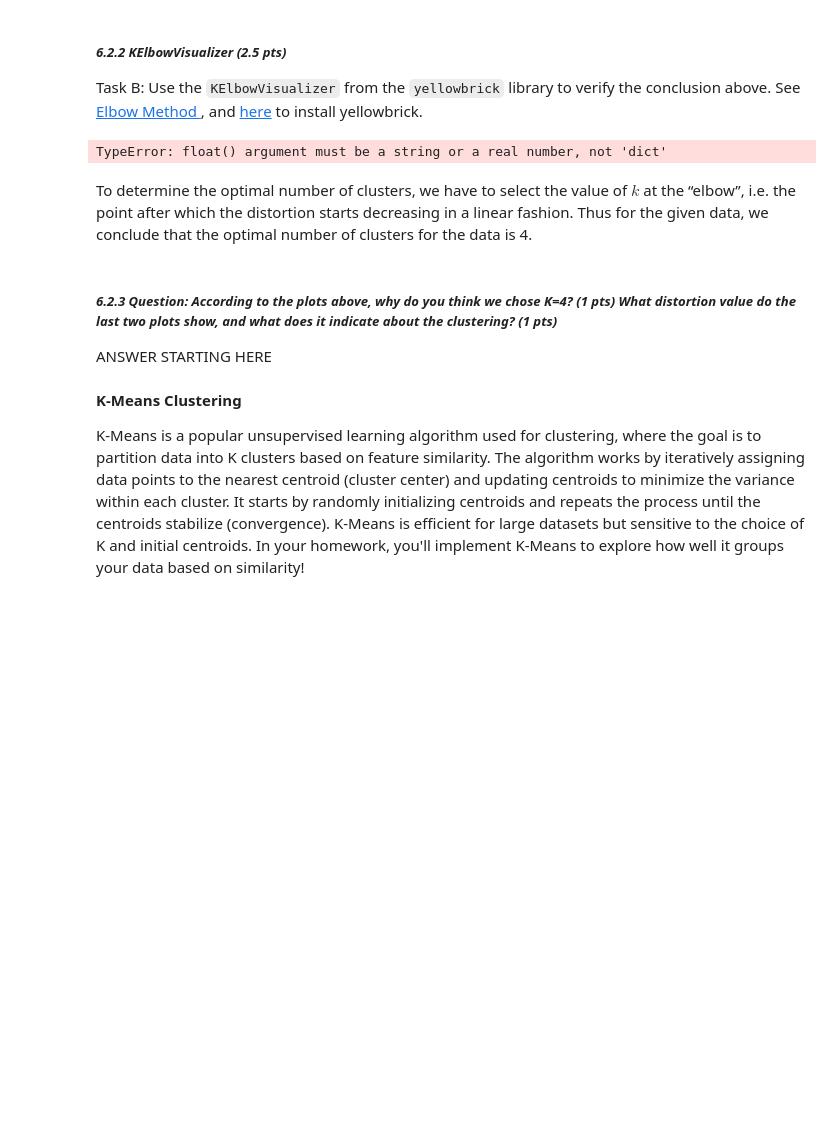
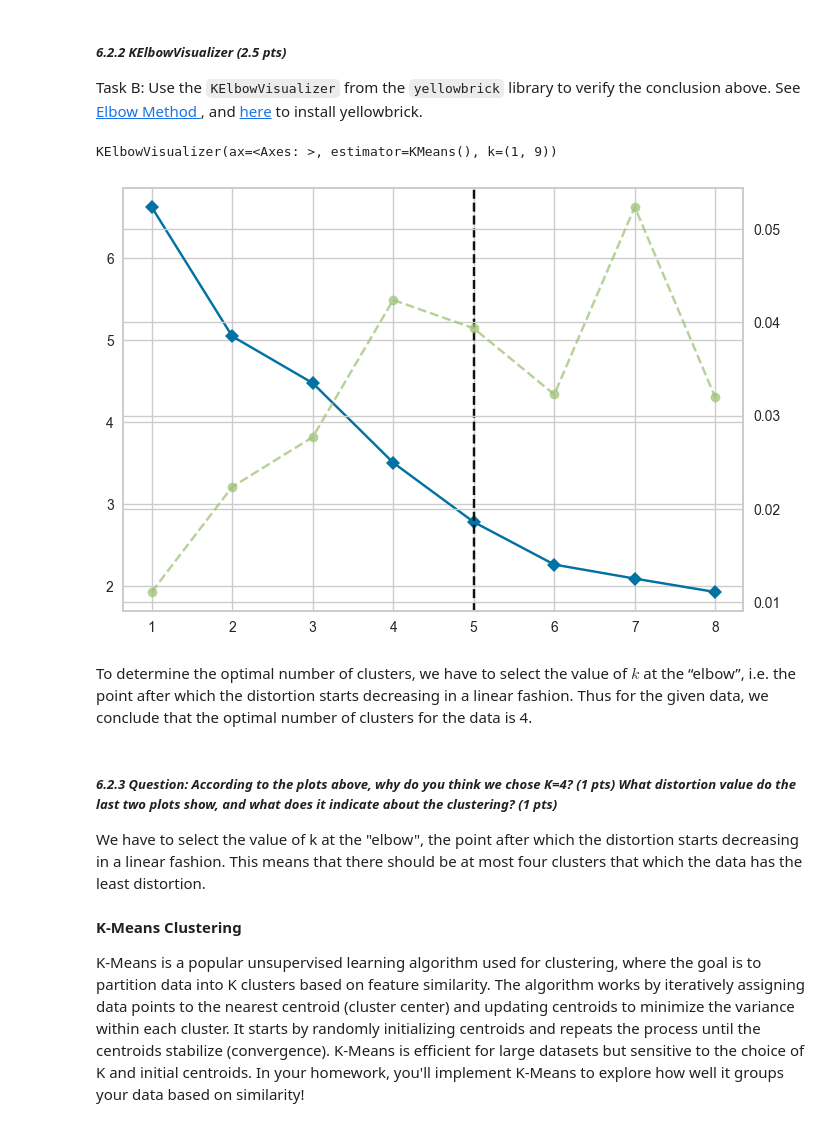
Before and after one commit to cooldeath49/CMSC320, a Jupyter notebook: hw4/CMSC320_HW4_Fall2025_ML_Classifiers_Clustering.ipynb, the cells around one changed output. Drawn from its saved outputs; the diff is of its cells as text; code cells hidden in the pictures; blank space fills up the shorter version.

```diff
--- a/hw4/CMSC320_HW4_Fall2025_ML_Classifiers_Clustering.ipynb
+++ b/hw4/CMSC320_HW4_Fall2025_ML_Classifiers_Clustering.ipynb
@@ -715,33 +713,34 @@ Task B: Use the `KElbowVisualizer` from the `yellowbrick` library to verify the
 # %%
 from sklearn import datasets
 from sklearn.cluster import KMeans
 import matplotlib.pyplot as plt
 from yellowbrick.cluster import SilhouetteVisualizer
 from yellowbrick.cluster import KElbowVisualizer
 import yellowbrick.cluster.elbow as elbow_module
 from yellowbrick.cluster.elbow import distortion_score
 
 def mean_distortion_score(X, labels, metric="euclidean"):
     """Compute the mean distortion (average squared distance to centroids)"""
     total_distortion = distortion_score(X, labels, metric)
     return total_distortion / X.shape[0]
 
 elbow_module.KELBOW_SCOREMAP['distortion'] = mean_distortion_score
 
 
 # ANSWER STARTING HERE
 # Load the dataset
-X_yellowbrick = mapping
+X_yellowbrick = X_pca
 
 # Instantiate the clustering model and visualizer
 model = KMeans()
 visualizer = KElbowVisualizer(model, k=(1,9))
 
 visualizer.fit(X_yellowbrick)
 
 # ANSWER ENDS HERE
 # %% [output]
-TypeError: float() argument must be a string or a real number, not 'dict'
+KElbowVisualizer(ax=<Axes: >, estimator=KMeans(), k=(1, 9))
+[figure, added]
 # %% [markdown]
 To determine the optimal number of clusters, we have to select the value of $k$ at the “elbow”, i.e. the point after which the distortion starts decreasing in a linear fashion. Thus for the given data, we conclude that the optimal number of clusters for the data is 4.
 # %%
@@ -749,7 +748,7 @@ k_cluster = 4
 # %% [markdown]
 ##### ***6.2.3 Question: According to the plots above, why do you think we chose K=4? (1 pts) What distortion value do the last two plots show, and what does it indicate about the clustering? (1 pts)***
 
-ANSWER STARTING HERE
+We have to select the value of k at the "elbow", the point after which the distortion starts decreasing in a linear fashion. This means that there should be at most four clusters that which the data has the least distortion.
 # %% [markdown]
 **K-Means Clustering**
 
```
Also changed, not shown: parts of 5 cells of this notebook, 1 other file.
